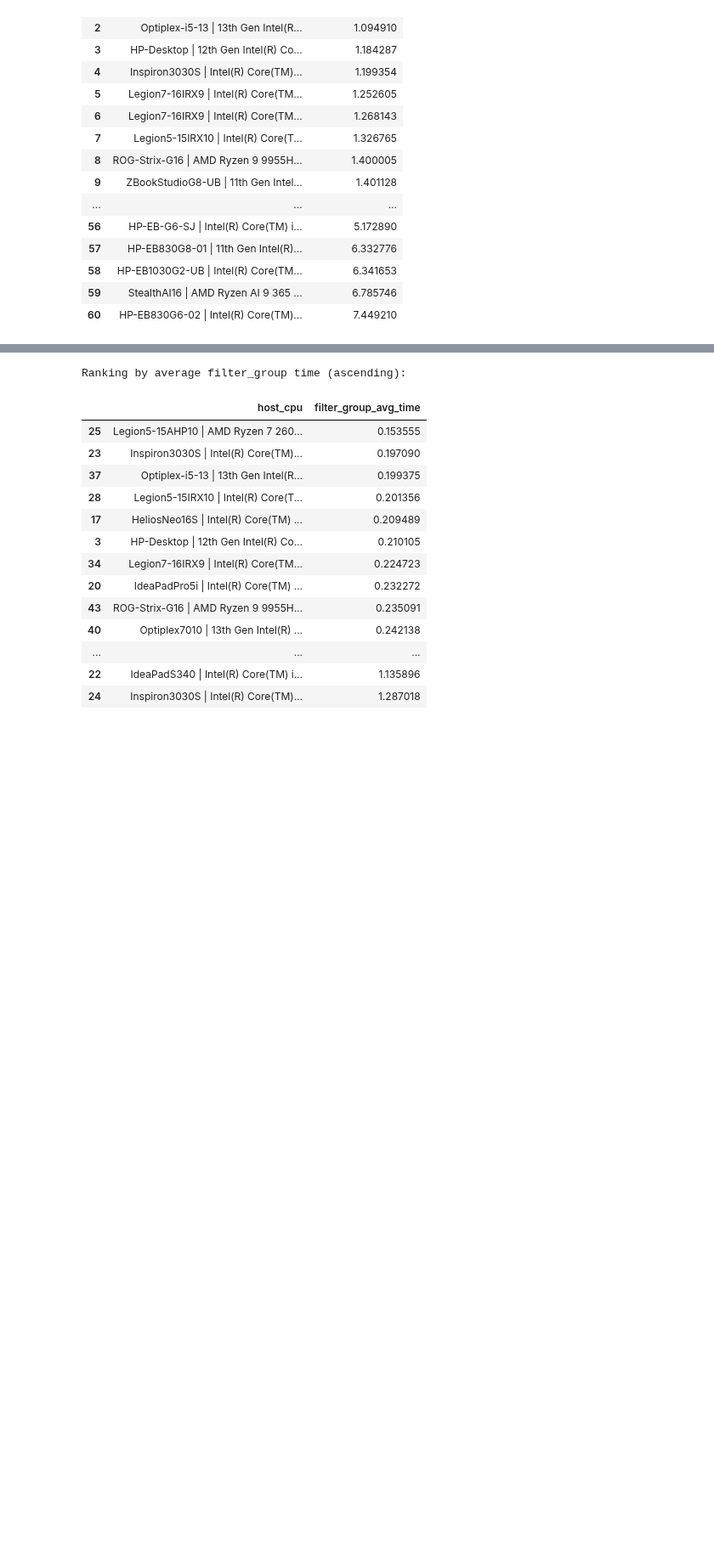
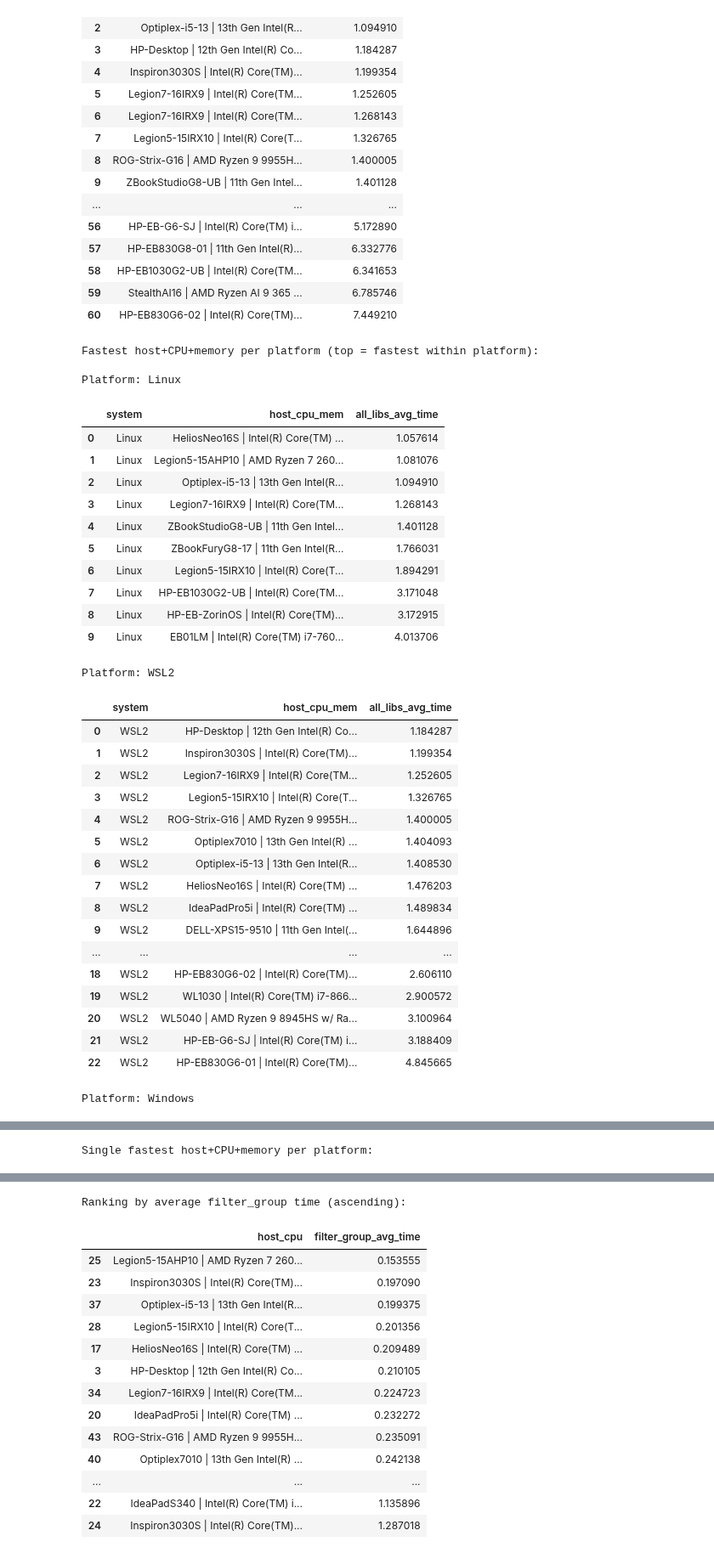
Before and after one commit to lcabrp/data_proc_benchmark, a Jupyter notebook: analysis/01_analysis.ipynb, the cells around one changed output, grey strips where cells are left out. Shown at 85% size. Cells and saved outputs as stored; diff of their text form; code cells hidden in the pictures; blank space fills up the shorter version.

```diff
--- a/analysis/01_analysis.ipynb
+++ b/analysis/01_analysis.ipynb
@@ -377,3 +437,80 @@ Ranking by average time across all libraries (fastest PC overall):
 | 58 | HP-EB1030G2-UB | Intel(R) Core(TM... | 6.341653 |
 | 59 | StealthAI16 | AMD Ryzen AI 9 365 ... | 6.785746 |
 | 60 | HP-EB830G6-02 | Intel(R) Core(TM)... | 7.449210 |
+# %%
+# Fastest PC overall (hostname + CPU + memory) split by platform (Windows / WSL2 / Linux)
+
+# Ensure we have a per-row average time metric (NaN/zero-safe).
+if 'all_libs_avg_time' not in b_df.columns:
+    timings_numeric = b_df[time_cols].apply(pd.to_numeric, errors='coerce')
+    timings_nonzero = timings_numeric.mask(timings_numeric <= 0)
+    b_df['all_libs_avg_time'] = timings_nonzero.mean(axis=1, skipna=True)
+
+# Host identifier (exclude platform, include memory for fairness when RAM differs)
+b_df['host_cpu_mem'] = (
+    b_df['hostname'].astype(str) + ' | ' +
+    b_df['cpu_brand'].astype(str) + ' | ' +
+    b_df['memory_total_gb'].astype(str) + 'GB'
+ )
+
+# Average across runs per (platform, host+cpu+mem)
+host_by_platform = (
+    b_df.groupby(['system', 'host_cpu_mem'])['all_libs_avg_time']
+    .mean()
+    .reset_index()
+    .sort_values(['system', 'all_libs_avg_time'], ascending=[True, True])
+    .reset_index(drop=True)
+ )
+
+print("Fastest host+CPU+memory per platform (top = fastest within platform):")
+with pd.option_context('display.max_rows', None, 'display.max_colwidth', None):
+    for system in host_by_platform['system'].dropna().unique():
+        print(f"\nPlatform: {system}")
+        display(
+            host_by_platform[host_by_platform['system'] == system]
+            .reset_index(drop=True)
+        )
+
+# Optional: just the single fastest per platform
+fastest_per_platform = (
+    host_by_platform.sort_values(['system', 'all_libs_avg_time'], ascending=[True, True])
+    .groupby('system', as_index=False)
+    .first()
+ )
+print("\nSingle fastest host+CPU+memory per platform:")
+with pd.option_context('display.max_rows', None, 'display.max_colwidth', None):
+    display(fastest_per_platform)
+# %% [output]
+Fastest host+CPU+memory per platform (top = fastest within platform):
+
+Platform: Linux
+|  | system | host_cpu_mem | all_libs_avg_time |
+| 0 | Linux | HeliosNeo16S | Intel(R) Core(TM) ... | 1.057614 |
+| 1 | Linux | Legion5-15AHP10 | AMD Ryzen 7 260... | 1.081076 |
+| 2 | Linux | Optiplex-i5-13 | 13th Gen Intel(R... | 1.094910 |
+| 3 | Linux | Legion7-16IRX9 | Intel(R) Core(TM... | 1.268143 |
+| 4 | Linux | ZBookStudioG8-UB | 11th Gen Intel... | 1.401128 |
+| 5 | Linux | ZBookFuryG8-17 | 11th Gen Intel(R... | 1.766031 |
+| 6 | Linux | Legion5-15IRX10 | Intel(R) Core(T... | 1.894291 |
+| 7 | Linux | HP-EB1030G2-UB | Intel(R) Core(TM... | 3.171048 |
+| 8 | Linux | HP-EB-ZorinOS | Intel(R) Core(TM)... | 3.172915 |
+| 9 | Linux | EB01LM | Intel(R) Core(TM) i7-760... | 4.013706 |
+Platform: WSL2
+|  | system | host_cpu_mem | all_libs_avg_time |
+| 0 | WSL2 | HP-Desktop | 12th Gen Intel(R) Co... | 1.184287 |
+| 1 | WSL2 | Inspiron3030S | Intel(R) Core(TM)... | 1.199354 |
+| 2 | WSL2 | Legion7-16IRX9 | Intel(R) Core(TM... | 1.252605 |
+| 3 | WSL2 | Legion5-15IRX10 | Intel(R) Core(T... | 1.326765 |
+| 4 | WSL2 | ROG-Strix-G16 | AMD Ryzen 9 9955H... | 1.400005 |
+| 5 | WSL2 | Optiplex7010 | 13th Gen Intel(R) ... | 1.404093 |
+| 6 | WSL2 | Optiplex-i5-13 | 13th Gen Intel(R... | 1.408530 |
+| 7 | WSL2 | HeliosNeo16S | Intel(R) Core(TM) ... | 1.476203 |
+| 8 | WSL2 | IdeaPadPro5i | Intel(R) Core(TM) ... | 1.489834 |
+| 9 | WSL2 | DELL-XPS15-9510 | 11th Gen Intel(... | 1.644896 |
+| ... | ... | ... | ... |
+| 18 | WSL2 | HP-EB830G6-02 | Intel(R) Core(TM)... | 2.606110 |
+| 19 | WSL2 | WL1030 | Intel(R) Core(TM) i7-866... | 2.900572 |
+| 20 | WSL2 | WL5040 | AMD Ryzen 9 8945HS w/ Ra... | 3.100964 |
+| 21 | WSL2 | HP-EB-G6-SJ | Intel(R) Core(TM) i... | 3.188409 |
+| 22 | WSL2 | HP-EB830G6-01 | Intel(R) Core(TM)... | 4.845665 |
+Platform: Windows
@@ -379,0 +534 @@ Ranking by average time across all libraries (fastest PC overall):
+Single fastest host+CPU+memory per platform:
```
Also changed, not shown: parts of 16 cells of this notebook.
